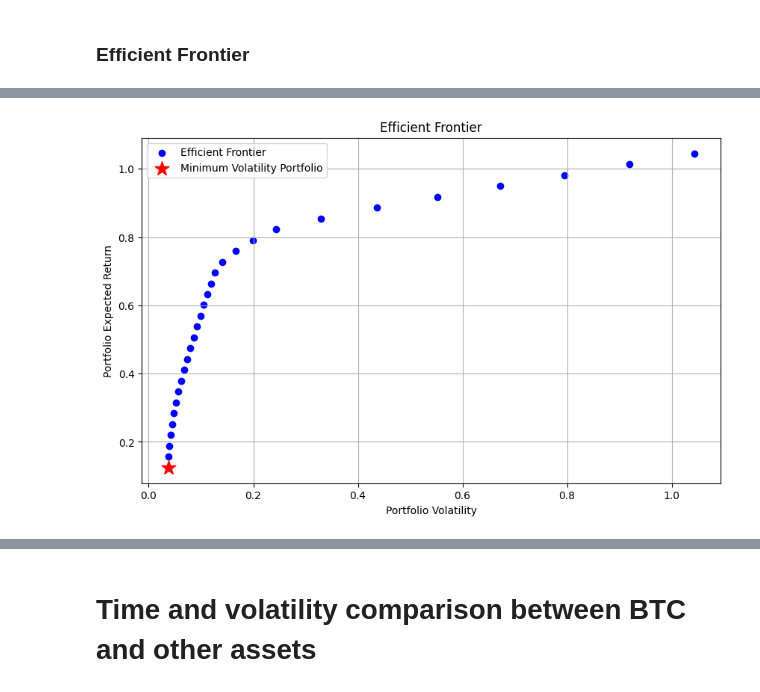
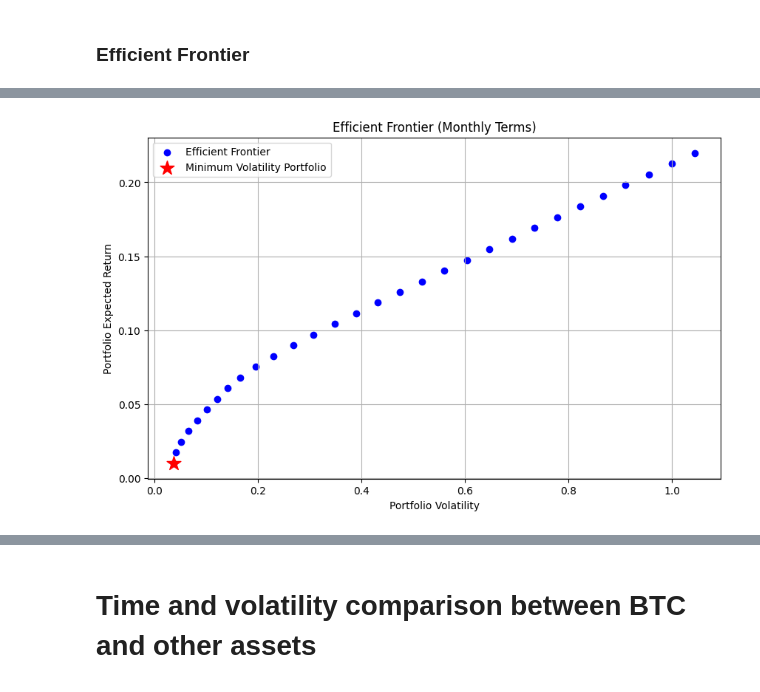
Before and after one commit to SaverioPCapra/University-Homeworks-Projects, a Jupyter notebook: Python Project/python_project.ipynb, the cells around one changed output, grey strips where cells are left out. Drawn from its saved outputs; the diff is of its cells as text; code cells hidden in the pictures.

```diff
--- a/Python Project/python_project.ipynb
+++ b/Python Project/python_project.ipynb
@@ -365,21 +373,21 @@ class Analyzer:
         return ann_excess_ret/ann_vol
 # %%
 %%capture
+
 # We define the tickers of some crypto-assets and US stocks, both large and small cap
 ticker_btc = yf.Ticker("BTC-USD")
 ticker_doge = yf.Ticker("DOGE-USD")
 ticker_eth = yf.Ticker("ETH-USD")
 tickers_stocks = yf.Tickers(["AAPL", "MSFT", "AMZN", "TSLA", "GOOG", "NVDA", "BRK-B", "JPM", "JNJ", "PG", "NXPI", "HII", "MKTX", "DOC", "STM", "KO", "PEP", "WMT"])
 
-# We download the monthly data of the financial instruments indicated above, for a time period of 8 years
+# We download the monthly data of the financial instruments indicated above, for a time period of 8 years, and we reconvert it to monthly granularity to standardize the time-series
 btc_hist = ticker_btc.history("8y").resample("M").last()
 doge_hist = ticker_doge.history("8y").resample("M").last()
 eth_hist = ticker_eth.history("8y").resample("M").last()
 
 stocks_hist = tickers_stocks.history("8y")
+
 # We remove the columns in stocks_hist unrelated to close_prices
 stocks_hist = stocks_hist["Close"]
 #We reformat the datetime information of stocks hist by adding the UTC timezone, to make the datetime homogeneous with the one of crypto assets
 stocks_hist = stocks_hist.resample("M").last()
-
-stocks_hist.index = stocks_hist.index.tz_localize("UTC")
@@ -385,0 +414,3 @@ stocks_hist.index = stocks_hist.index.tz_localize("UTC")
+# %%
+# We make the time coordinates of stocks_hist homogeneous with the ones of the cryptos
+stocks_hist.index = pd.to_datetime(stocks_hist.index.strftime('%Y-%m-%d')).tz_localize("UTC")
@@ -387,12 +473,12 @@ stocks_hist.index = stocks_hist.index.tz_localize("UTC")
 # We create a dictionary containing all the assets' time-series
 assets_dict = {}
 
-assets_dict["BTC"] = btc_hist["Close"]
-assets_dict["DOGE"] = doge_hist["Close"]
-assets_dict["ETH"] = eth_hist["Close"]
+assets_dict["BTC"] = btc_hist["2017-11-30":]["Close"]
+assets_dict["DOGE"] = doge_hist["2017-11-30":]["Close"]
+assets_dict["ETH"] = eth_hist["2017-11-30":]["Close"]
 
 for i in stocks_hist.columns:
-    assets_dict[i] = stocks_hist[i]
+    assets_dict[i] = stocks_hist["2017-11-30":][i]
 # %%
 # We define a function to automate the computation of statistics for all our assets
 def get_comparative_stats(assets_dictionary:dict):
@@ -491,10 +577,8 @@ def minimize_volatility(mean_returns, cov_matrix):
                       method='SLSQP', bounds=bounds, constraints=constraints)
     return result
 # %%
-expected_returns = comparative_stats.iloc[11]
+# We use the monthly returns as expected returns
+expected_returns = comparative_stats.iloc[0]
 
 # We convert the values in assets_df into percentage changes and compute the covariance matrix
 assets_df = pd.DataFrame(assets_dict)
-assets_df = assets_df.pct_change().dropna()
-
-cov_matrix = assets_df.cov()
@@ -518,19 +679,19 @@ efficient_frontier_volatility = [portfolio_volatility(w, cov_matrix)
 # %%
 # We plot the efficient frontier
 plt.figure(figsize=(10, 6))
 
 plt.scatter(efficient_frontier_volatility, efficient_frontier_returns, marker='o', color='blue', label='Efficient Frontier')
 plt.scatter(min_vol_port_std, min_vol_port_return, color='red', marker='*', s=200, label='Minimum Volatility Portfolio')
 
 plt.xlabel('Portfolio Volatility')
 plt.ylabel('Portfolio Expected Return')
 
-plt.title('Efficient Frontier')
+plt.title('Efficient Frontier (Monthly Terms)')
 plt.legend()
 plt.grid(True)
 plt.show()
 # %% [output]
-[figure, old version]
+[figure, new version]
 # %%
 print(f"The volatility and the returns of the minimimum volatility portfolio are the following: \n Volatility: {round(min_vol_port_std,2)} \n Returns: {round(min_vol_port_return,2)}")
 # %% [output]
```
Also changed, not shown: parts of 47 cells of this notebook.
